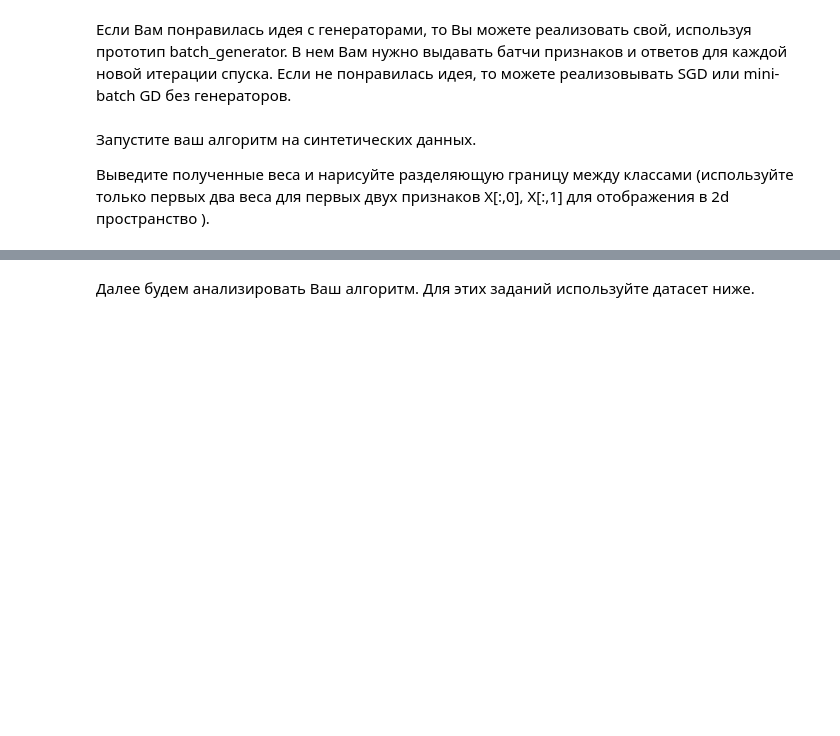
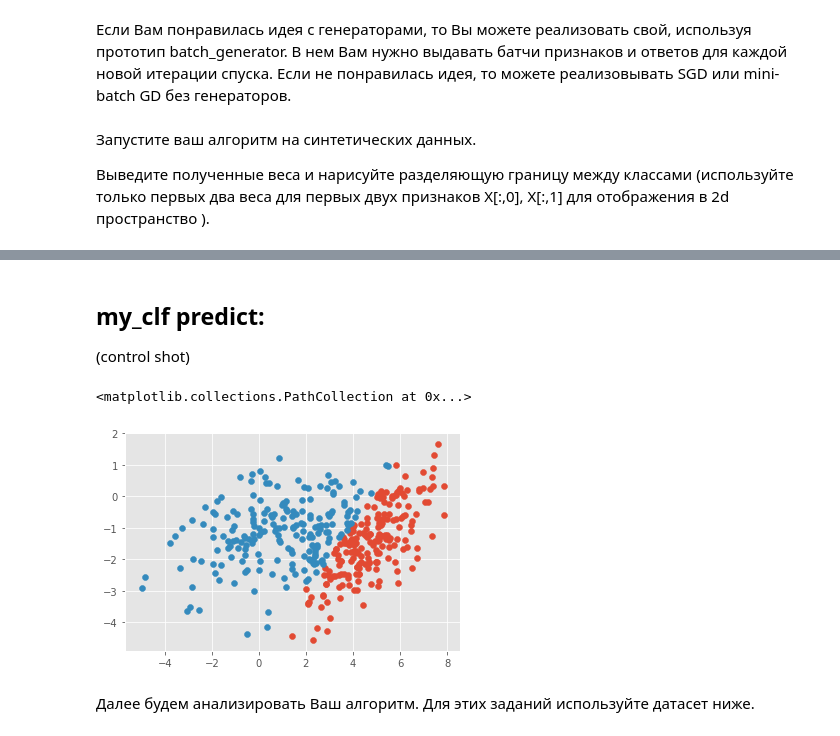
Before and after one commit to MariaMsu/ML_Algorithms, a Jupyter notebook: cherepnina_hw3.ipynb, the cells around one changed output, grey strips where cells are left out. Drawn from its saved outputs; the diff is of its cells as text; code cells hidden in the pictures; blank space fills up the shorter version.

```diff
--- a/cherepnina_hw3.ipynb
+++ b/cherepnina_hw3.ipynb
@@ -423,3 +416,21 @@ plt.scatter(X[:,0], X[:,1], c=y)
+# %% [markdown]
+## my_clf predict:
+
+ (control shot)
+# %%
+pred = my_clf.predict(X)
+arr = np.column_stack((X, pred))
+
+left = [x for x in arr if x[2]==1]
+left = np.array(left)
+plt.scatter(left[:,0], left[:,1])
+
+right = [x for x in arr if x[2]==0]
+right = np.array(right)
+plt.scatter(right[:,0], right[:,1])
+# %% [output]
+<matplotlib.collections.PathCollection at 0x...>
+[figure, added]
 # %% [markdown]
 Далее будем анализировать Ваш алгоритм.
 Для этих заданий используйте датасет ниже.
```
Also changed, not shown: parts of 8 cells of this notebook.
